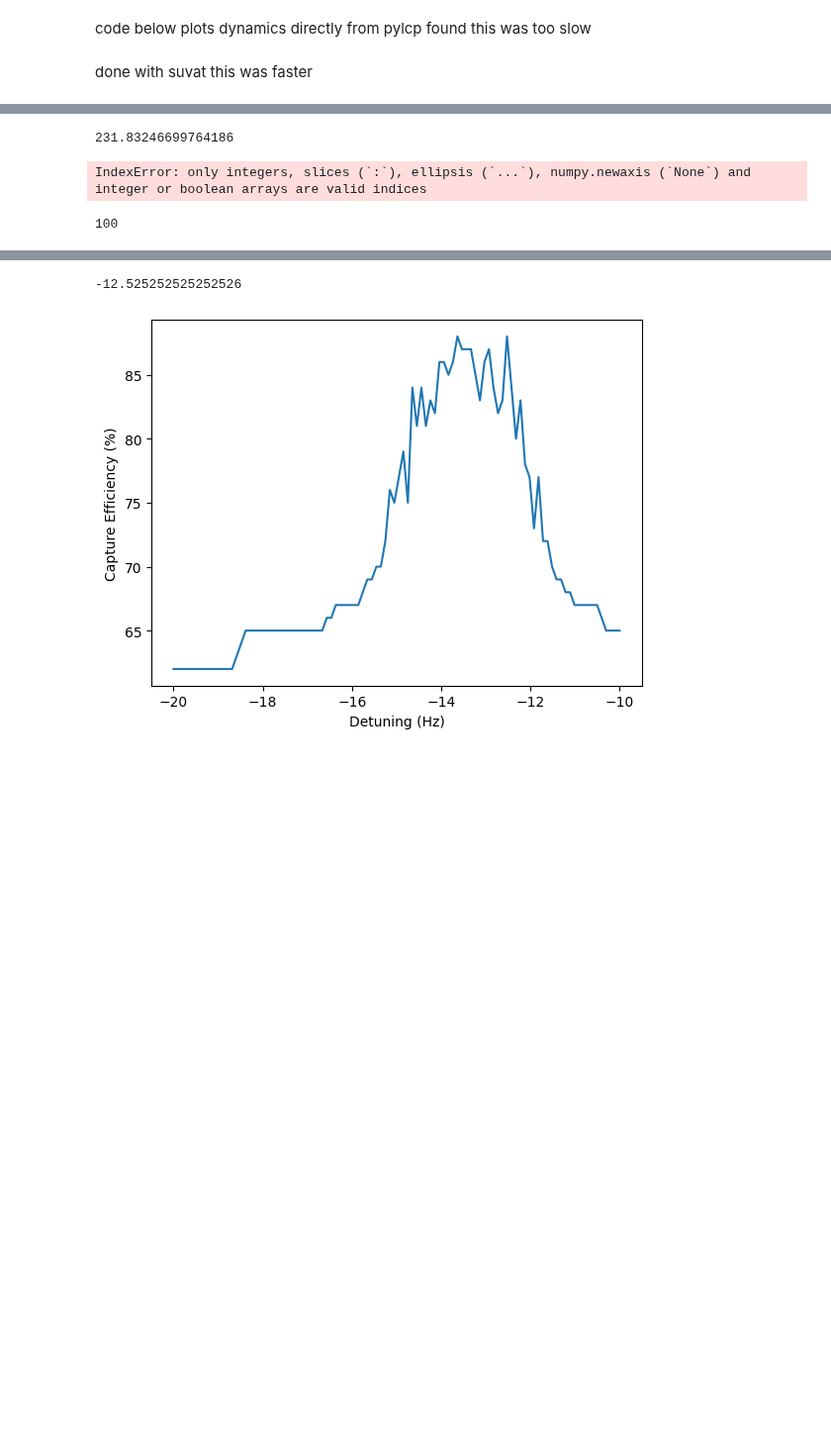
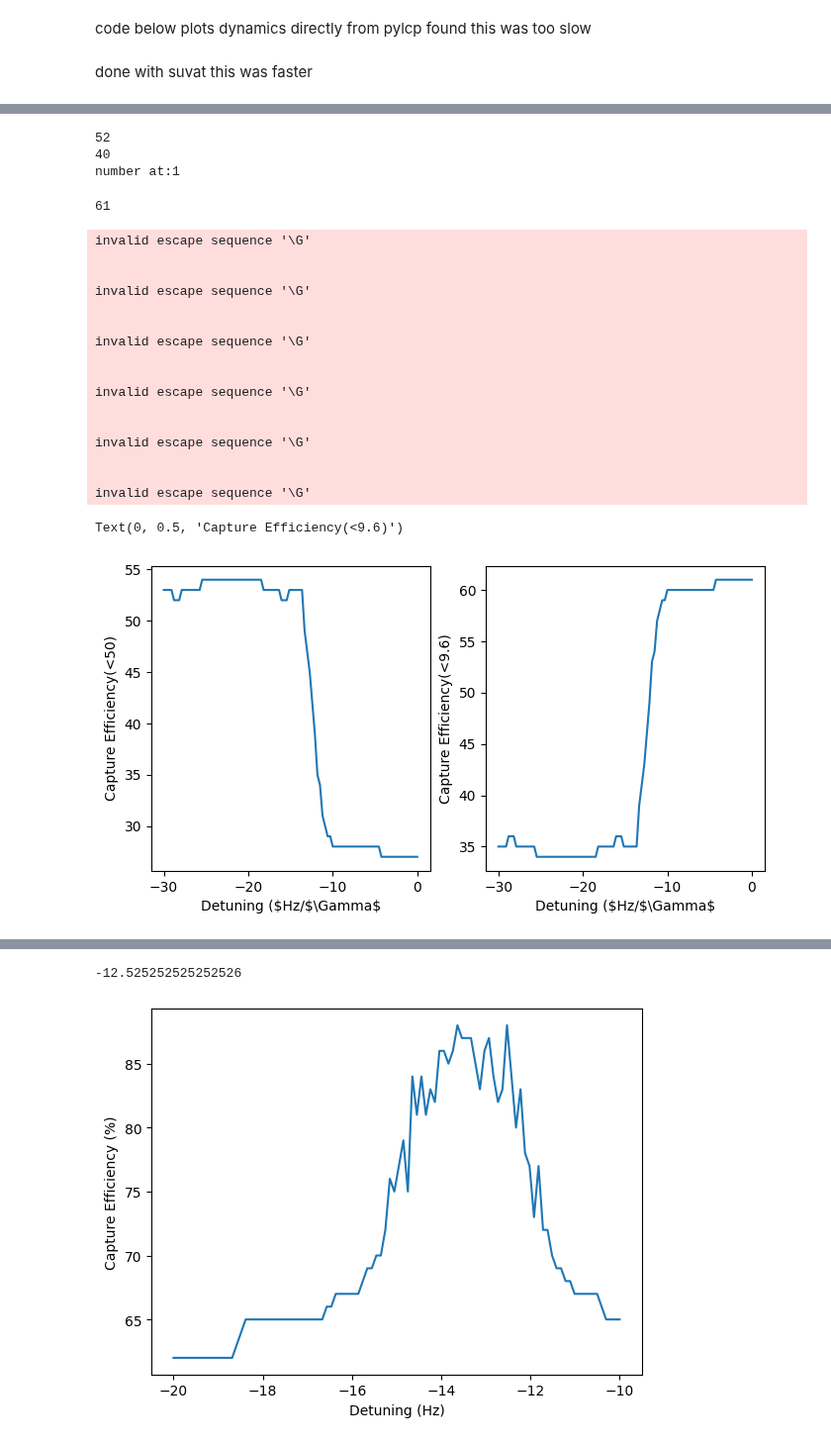
Before and after one commit to benfox4543/YB-zeeman-slower, a Jupyter notebook: zeeman slower_yb(fix after loosing good one).ipynb, the cells around one changed output, grey strips where cells are left out. Shown at 99% size. Saved outputs shown, nothing was run; the diff lists cells and outputs as text; code cells hidden in the pictures; blank space fills up the shorter version.

```diff
--- a/zeeman slower_yb(fix after loosing good one).ipynb
+++ b/zeeman slower_yb(fix after loosing good one).ipynb
@@ -16,9 +20,11 @@ def v_avg(m,T):
 # %%
 mass_lab = 173*cts.value('atomic mass constant') # YB-173 mass in kg
 v_a = v_avg(mass_lab,216.85)
-sd = np.sqrt(cts.k*216.85/mass_lab)
-vel = np.random.normal(v_a,sd,1000000)
-klab = 2*np.pi*25068.2222# Lab wavevector (without 2pi) in cm^{-1}   # Lifetime of 6P_{3/2} state (in seconds)
+sd_M = np.sqrt(cts.k*216.85/mass_lab)
+
+
+klab = 2*np.pi*25068.2222
+# Lab wavevector (without 2pi) in cm^{-1}   # Lifetime of 6P_{3/2} state (in seconds)
 gammalab = (1.93*1e8)
 v0 =max(vel)
 Blab = -67*1e-3#(v0*cts.hbar*(klab*100))/cts.value('Bohr magneton')
@@ -451,22 +448,20 @@ def random_sphere(u,theta):
 # %%
 def sd(t,m):
     return np.sqrt((cts.k*t/m)*((8/np.pi) - 1))
-# %% [output]
-231.83246699764186
-# %%
-force_profilesx['1']
-# %% [output]
-IndexError: only integers, slices (`:`), ellipsis (`...`), numpy.newaxis (`None`) and integer or boolean arrays are valid indices
 # %%
     # how to add random recoil
-capture_efficnecy = []
+capture_efficnecy1 = []
+capture_efficnecy2 = []
 random_recoil = 'no'
 sd_yb = sd(216.85, mass_lab)
 velocitiesz = np.random.normal(v_a,sd_yb, 100)
 v_s_t = v_a*35e-3
 v_sd = (max(velocitiesz)*35e-3)/3
 velocitiest = np.random.normal(v_s_t,v_sd, 100)
-    for key in force_profilesx:
+force_profilesx = {}
+force_profilesx['1'] = force_profiles['1']
+b = 0
+for key in force_profiles:
         z_n  = []
         vz_n = []
         x_n =  []
@@ -495,7 +490,7 @@ velocitiest = np.random.normal(v_s_t,v_sd, 100)
 
                 d = x_ind.index(find_nearest_value(x_ind,sz))
 
-                a = ((force_profilesx[key][c][d]))/mass
+                a = ((force_profiles[key][c][d]))/mass
 
                 sz = (1/2)*a*(dt**2) + v_0z*dt + sz
                 if random_recoil == 'yes':
@@ -524,6 +519,7 @@ velocitiest = np.random.normal(v_s_t,v_sd, 100)
             vz_n.append(v_t)
 
             l = 26/x0
+            qw = 0
             q = 0
             for m in range(len(vz_n)):
                 K = vz_n[m]
@@ -532,12 +528,51 @@ velocitiest = np.random.normal(v_s_t,v_sd, 100)
                     pos = K[z_pp.index(find_nearest_value(z_pp,l))]
                     if pos < 9.6:
                         q = q + 1
-            capture_efficnecy.append(q)
-print(q)
+                    elif pos < 50:
+                        qw = qw + 1
+
+
+    capture_efficnecy1.append(q)
+    capture_efficnecy2.append(qw)
+    b = b+1
+    print(q)
+    print(qw)
+    print(f'number at:{b}')
+# %% [output]
+52
+40
+number at:1
-# %%
-print((capture_efficnecy))
-# %% [output]
-100
+# %%
+max(capture_efficnecy2)
+# %% [output]
+61
+# %%
+fig,ax = plt.subplots(1,2,figsize=(8,4))
+ax[0].plot(det,capture_efficnecy1)
+ax[1].plot(det,capture_efficnecy2)
+ax[0].set_xlabel('Detuning ($Hz/$\Gamma$')
+ax[0].set_ylabel('Capture Efficiency(<50)')
+ax[1].set_xlabel('Detuning ($Hz/$\Gamma$')
+ax[1].set_ylabel('Capture Efficiency(<9.6)')
+# %% [output]
+invalid escape sequence '\G'
+
+
+invalid escape sequence '\G'
+
+
+invalid escape sequence '\G'
+
+
+invalid escape sequence '\G'
+
+
+invalid escape sequence '\G'
+
+
+invalid escape sequence '\G'
+Text(0, 0.5, 'Capture Efficiency(<9.6)')
+[figure, added]
 # %%
 l = 27/x0
 c = 0
```
Also changed, not shown: parts of 9 cells of this notebook.
